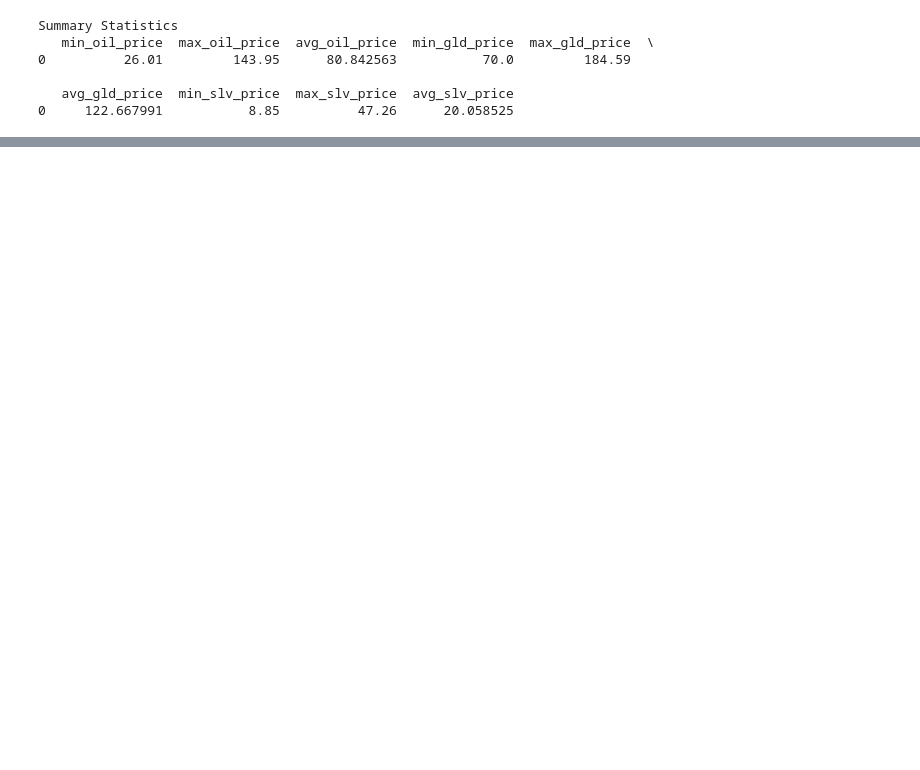
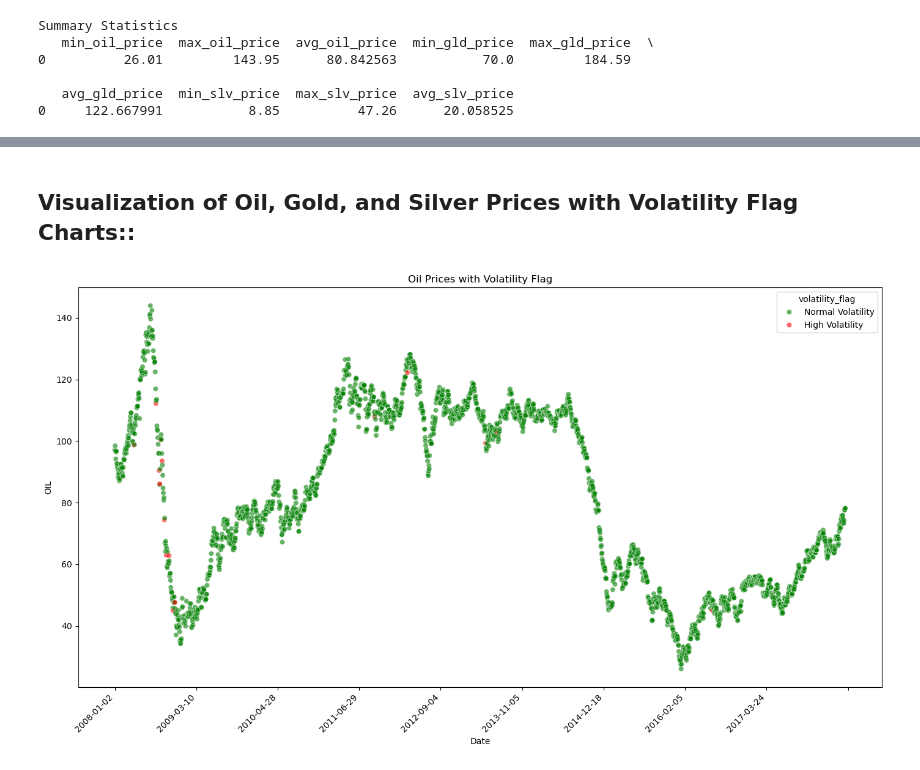
Before and after one commit to MichelleWegner/Commodity-Price-Analysis, a Jupyter notebook: SQL-EDA.ipynb, the cells around one changed output, grey strips where cells are left out. Cells and saved outputs as stored; diff of their text form; code cells hidden in the pictures; blank space fills up the shorter version.

```diff
--- a/SQL-EDA.ipynb
+++ b/SQL-EDA.ipynb
@@ -97,0 +272,31 @@ plt.show()
+# %% [markdown]
+## Visualization of Oil, Gold, and Silver Prices with Volatility Flag Charts::
+# %%
+plt.figure(figsize=(14, 8))
+
+# Scatter plot for Oil
+sns.scatterplot(
+    x='Date',
+    y='OIL',
+    hue='volatility_flag',
+    data=predictive_indicators_data,
+    palette={'High Volatility': 'red', 'Normal Volatility': 'green'},
+    style='volatility_flag',
+    markers={'High Volatility': 'o', 'Normal Volatility': 'o'},
+    alpha=0.6
+)
+
+plt.title('Oil Prices with Volatility Flag')
+plt.xlabel('Date')
+plt.ylabel('OIL')
+
+plt.xticks(rotation=45, ha='right')
+
+plt.gca().xaxis.set_major_locator(plt.MaxNLocator(10))
+
+# Ensure the layout is tight so labels don't overlap
+plt.tight_layout()
+
+plt.show()
+# %% [output]
+[figure, added]
```
Also changed, not shown: parts of 29 cells of this notebook, 3 other files.
